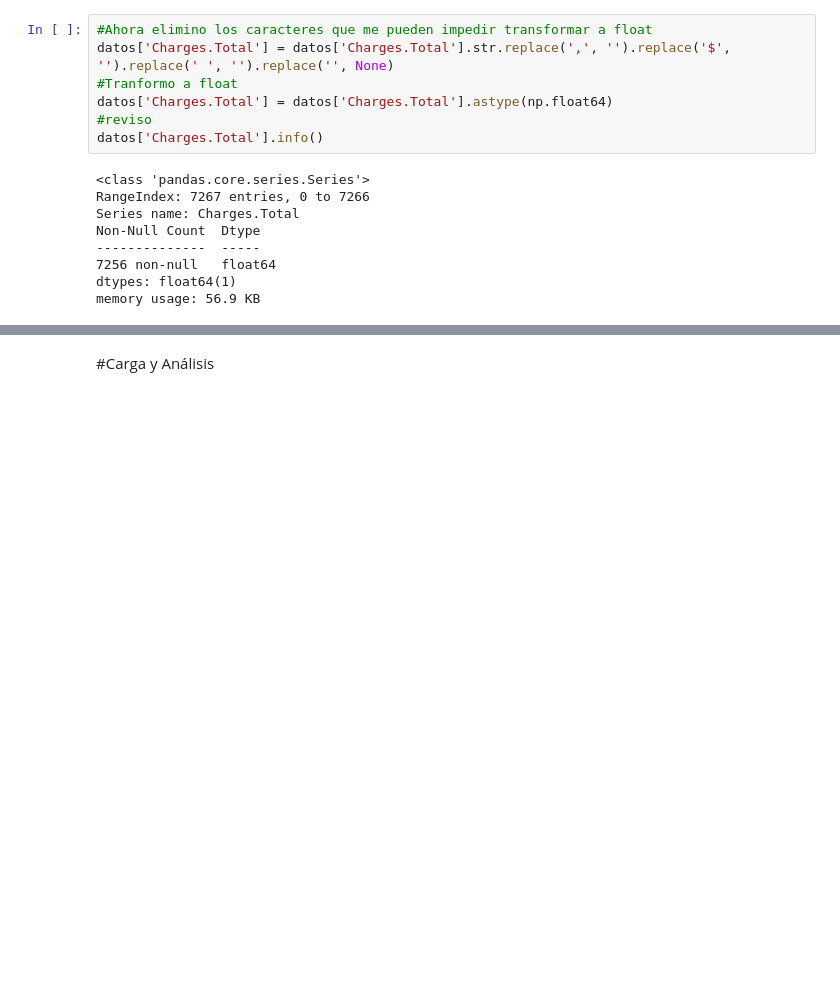
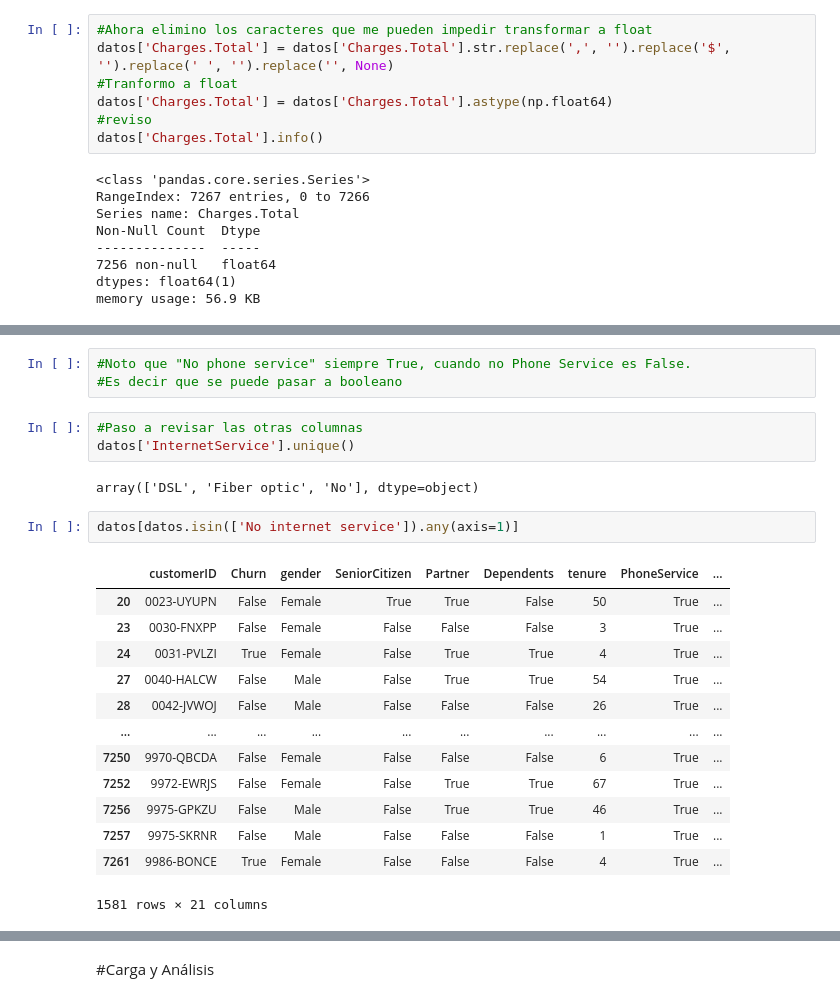
Before and after one commit to DaniBntz/AluraStore, a Jupyter notebook: TelecomX.ipynb, the cells around one changed output, grey strips where cells are left out. Cells and saved outputs as stored; diff of their text form; blank space fills up the shorter version.

```diff
--- a/TelecomX.ipynb
+++ b/TelecomX.ipynb
@@ -142,0 +318,24 @@ dtype: int64
+# %%
+#Noto que "No phone service" siempre True, cuando no Phone Service es False.
+#Es decir que se puede pasar a booleano
+# %%
+#Paso a revisar las otras columnas
+datos['InternetService'].unique()
+# %% [output]
+array(['DSL', 'Fiber optic', 'No'], dtype=object)
+# %%
+datos[datos.isin(['No internet service']).any(axis=1)]
+# %% [output]
+|  | customerID | Churn | gender | SeniorCitizen | Partner | Dependents | tenure | PhoneService | ... |
+| 20 | 0023-UYUPN | False | Female | True | True | False | 50 | True | ... |
+| 23 | 0030-FNXPP | False | Female | False | False | False | 3 | True | ... |
+| 24 | 0031-PVLZI | True | Female | False | True | True | 4 | True | ... |
+| 27 | 0040-HALCW | False | Male | False | True | True | 54 | True | ... |
+| 28 | 0042-JVWOJ | False | Male | False | False | False | 26 | True | ... |
+| ... | ... | ... | ... | ... | ... | ... | ... | ... | ... |
+| 7250 | 9970-QBCDA | False | Female | False | False | False | 6 | True | ... |
+| 7252 | 9972-EWRJS | False | Female | False | True | True | 67 | True | ... |
+| 7256 | 9975-GPKZU | False | Male | False | True | True | 46 | True | ... |
+| 7257 | 9975-SKRNR | False | Male | False | False | False | 1 | True | ... |
+| 7261 | 9986-BONCE | True | Female | False | False | False | 4 | True | ... |
+1581 rows × 21 columns
```
Also changed, not shown: parts of 24 cells of this notebook.
